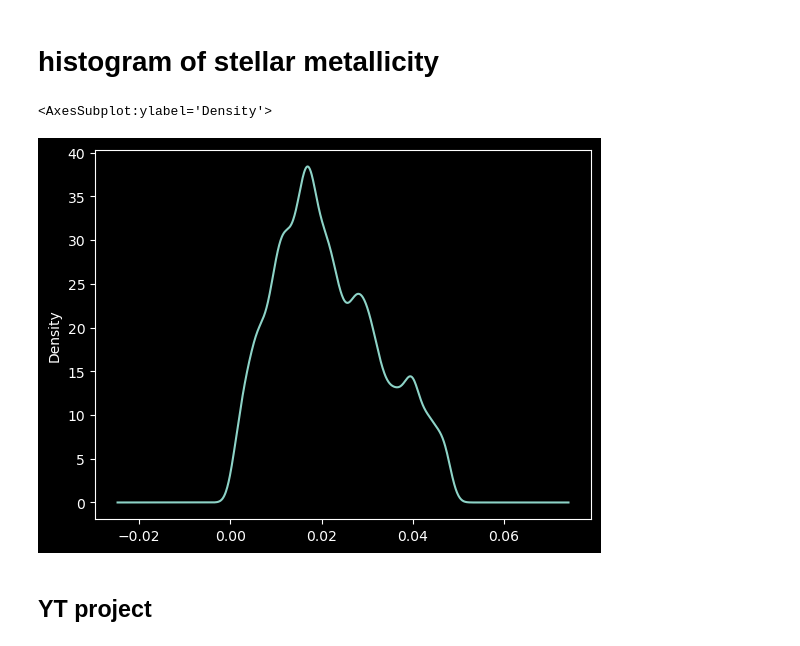
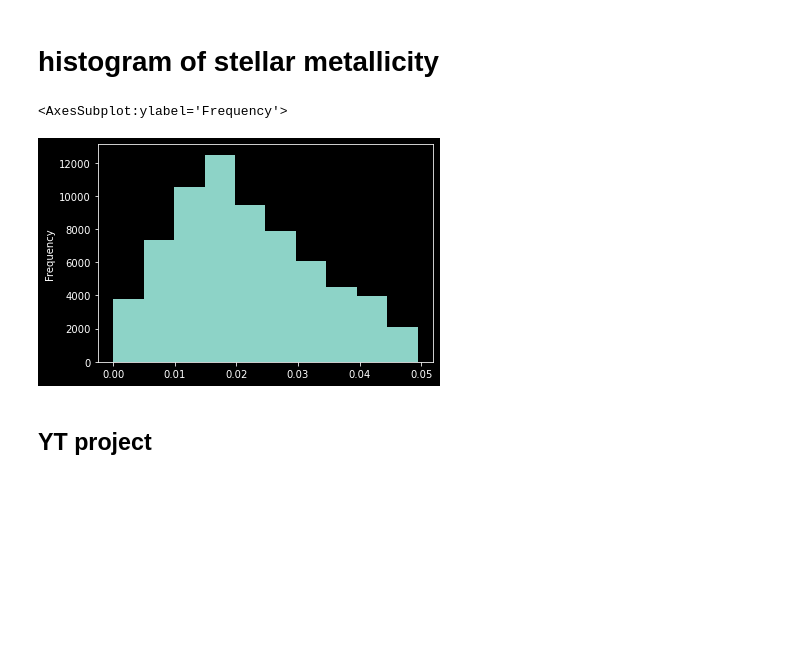
Before and after one commit to ansingh16/hr5_gal_code, a Jupyter notebook: HR5_galaxy.ipynb, the cells around one changed output. Drawn from its saved outputs; the diff is of its cells as text; code cells hidden in the pictures; blank space fills up the shorter version.

```diff
--- a/HR5_galaxy.ipynb
+++ b/HR5_galaxy.ipynb
@@ -175,10 +175,10 @@ ax.scatter(stardf['x'] - galxpos, stardf['y']- galypos,c=galaxy.galstar.zp/0.02,
 # %% [markdown]
 # histogram of stellar metallicity
 # %%
-galaxy.galstar.zp.plot(kind='kde')
+galaxy.galstar.zp.plot(kind='hist')
 # %% [output]
-<AxesSubplot:ylabel='Density'>
+<AxesSubplot:ylabel='Frequency'>
-[figure, old version]
+[figure, new version]
 # %% [markdown]
 ## YT project
 # %%
```
Also changed, not shown: parts of 8 cells of this notebook, 2 other files.
